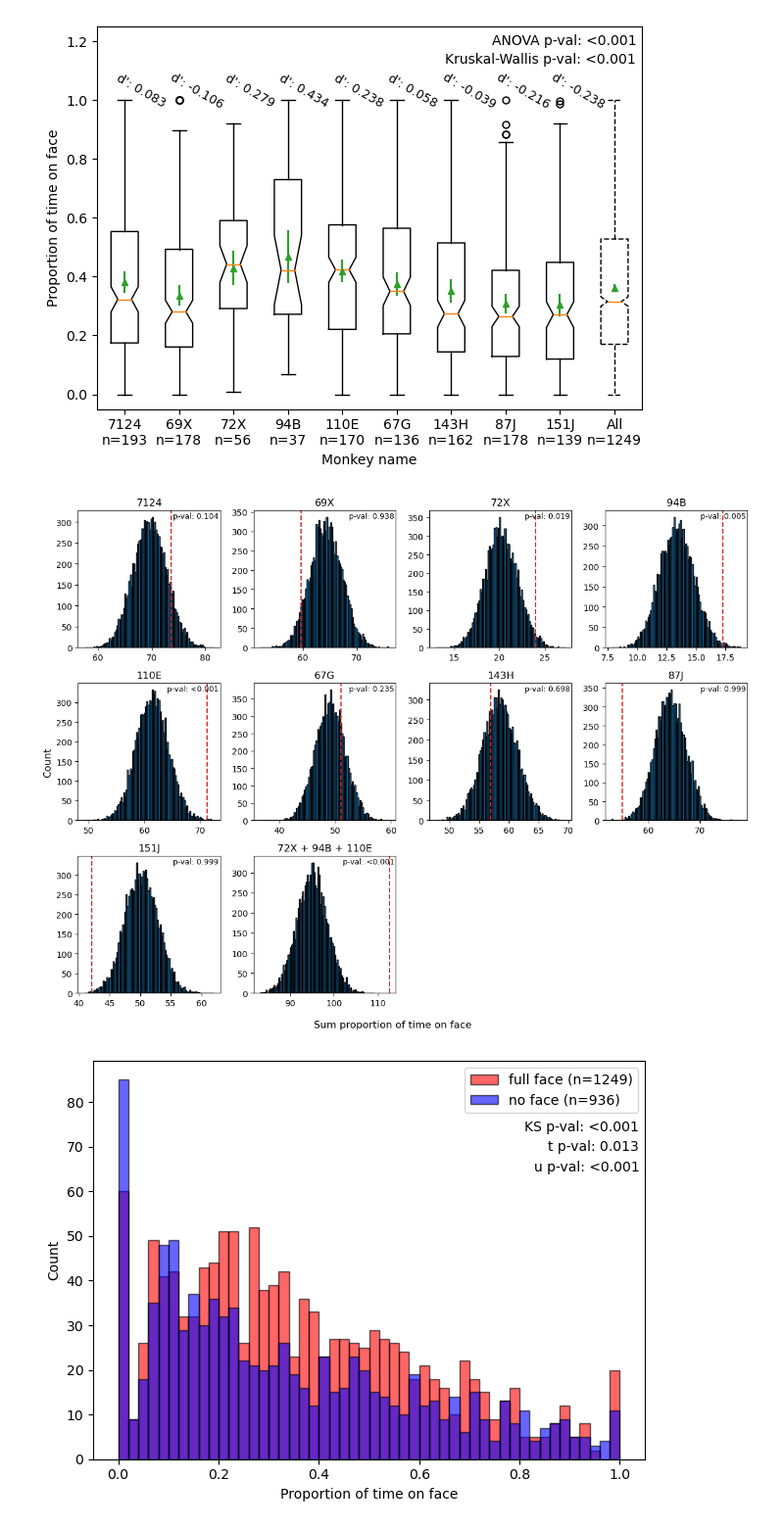
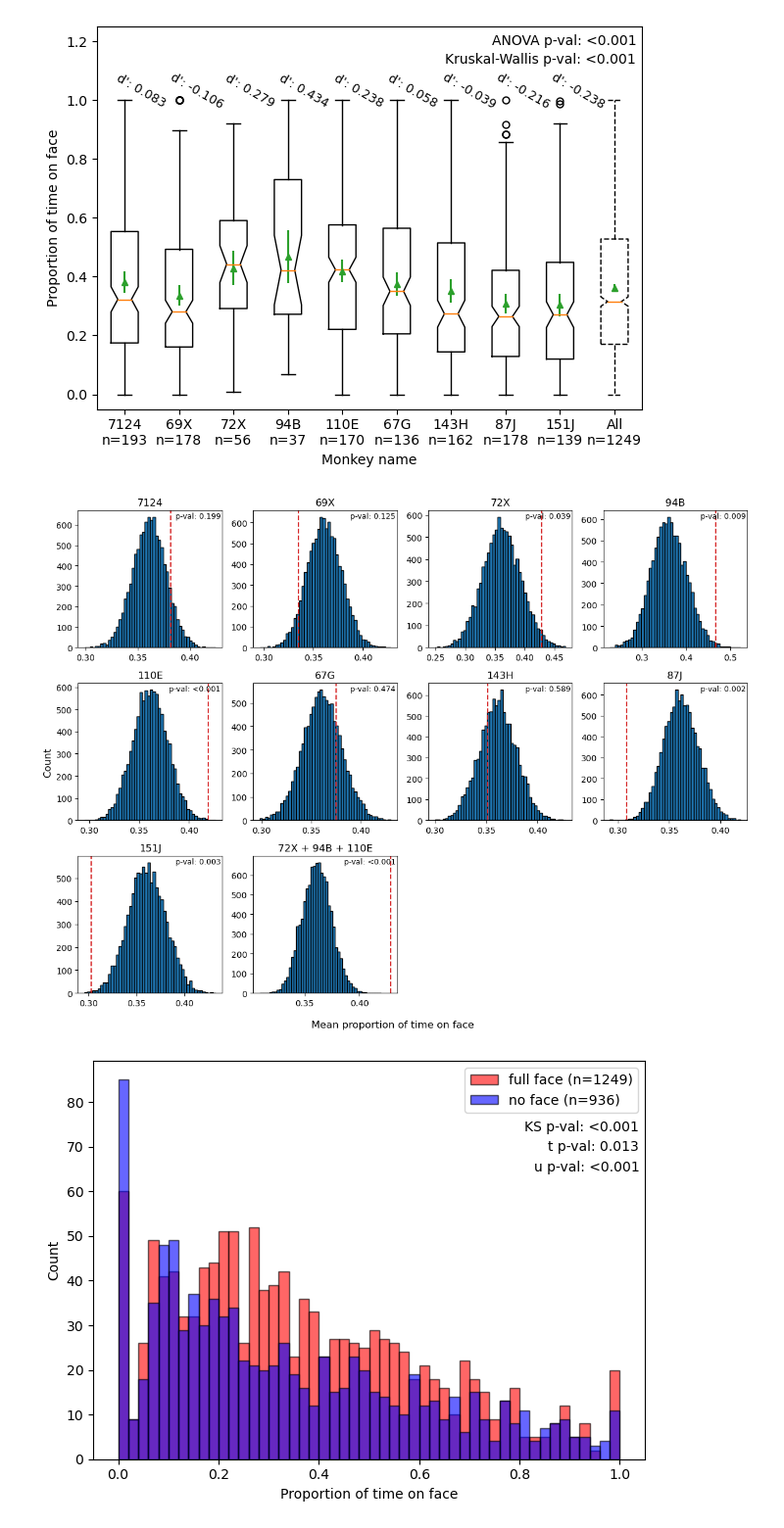
Before and after one commit to josephchengyx/XperEyeDataPractice, a Jupyter notebook: eye_analysis.ipynb, the cells around one changed output. Shown at 98% size. Saved outputs shown, nothing was run; the diff lists cells and outputs as text; code cells hidden in the pictures.

Commit message:
Update eye_analysis.ipynb
Switched perm test to using mean instead of sum

```diff
--- a/eye_analysis.ipynb
+++ b/eye_analysis.ipynb
@@ -894,53 +895,59 @@ def random_partition(arr, sizes):
 
 n_trials_per_monkey = np.array([val.shape[0] for val in mean_eye_proportion_on_face_per_monkey_all_trials_all_days.values()])
 n_repeats = 10_000
-sum_proportion_time_on_face_actual = {monkey: np.sum(mean_eye_proportion_on_face_per_monkey_all_trials_all_days[monkey]) for monkey in zombies_monkey_names_ordered}
-sum_proportion_time_on_face_shuffle_distribution = {monkey: np.zeros(n_repeats) for monkey in zombies_monkey_names_ordered}
+metric_fn = np.mean
+metric_proportion_time_on_face_actual = {monkey: metric_fn(mean_eye_proportion_on_face_per_monkey_all_trials_all_days[monkey]) for monkey in zombies_monkey_names_ordered}
+metric_proportion_time_on_face_shuffle_distribution = {monkey: np.zeros(n_repeats) for monkey in zombies_monkey_names_ordered}
 
 for i in range(n_repeats):
     mean_eye_proportion_on_face_per_monkey_all_trials_shuffled = dict(zip(zombies_monkey_names_ordered, random_partition(mean_eye_proportion_on_face_full_face_zombies_all_days, n_trials_per_monkey)))
-    for key, val in sum_proportion_time_on_face_shuffle_distribution.items():
-        val[i] = np.sum(mean_eye_proportion_on_face_per_monkey_all_trials_shuffled[key])
-        sum_proportion_time_on_face_shuffle_distribution[key] = val
+    for key, val in metric_proportion_time_on_face_shuffle_distribution.items():
+        val[i] = metric_fn(mean_eye_proportion_on_face_per_monkey_all_trials_shuffled[key])
+        metric_proportion_time_on_face_shuffle_distribution[key] = val
 
 monkeys_of_interest = ['72X', '94B', '110E']
-sum_proportion_time_on_face_actual['72X + 94B + 110E'] = functools.reduce(lambda x, y: x + y, [sum_proportion_time_on_face_actual[monkey] for monkey in monkeys_of_interest])
-sum_proportion_time_on_face_shuffle_distribution['72X + 94B + 110E'] = functools.reduce(lambda x, y: x + y, [sum_proportion_time_on_face_shuffle_distribution[monkey] for monkey in monkeys_of_interest])
+metric_proportion_time_on_face_actual['72X + 94B + 110E'] = functools.reduce(lambda x, y: x + y,
+                                                            [n_trials_per_monkey[zombies_monkey_names_ordered.index(monkey)] * metric_proportion_time_on_face_actual[monkey] for monkey in monkeys_of_interest]) \
+                                                          / functools.reduce(lambda x, y: x + y, [n_trials_per_monkey[zombies_monkey_names_ordered.index(monkey)] for monkey in monkeys_of_interest])
+metric_proportion_time_on_face_shuffle_distribution['72X + 94B + 110E'] = functools.reduce(lambda x, y: x + y,
+                                                                          [n_trials_per_monkey[zombies_monkey_names_ordered.index(monkey)] * metric_proportion_time_on_face_shuffle_distribution[monkey] for monkey in monkeys_of_interest]) \
+                                                                        / functools.reduce(lambda x, y: x + y, [n_trials_per_monkey[zombies_monkey_names_ordered.index(monkey)] for monkey in monkeys_of_interest])
 # %%
 # Histogram of distribution of values from permutation test
 def get_subplot_dims(n):
     rows = np.floor(np.sqrt(n)).astype(int)
     cols = np.ceil(n / rows).astype(int)
     return rows, cols
 
-n_rows, n_cols = get_subplot_dims(len(sum_proportion_time_on_face_shuffle_distribution))
+n_rows, n_cols = get_subplot_dims(len(metric_proportion_time_on_face_shuffle_distribution))
 fig, axes = plt.subplots(n_rows, n_cols, figsize=(12, 9))
-n_hist_bins = 100
+n_hist_bins = 50
 
-for i, (monkey, distribution) in enumerate(sum_proportion_time_on_face_shuffle_distribution.items()):
+for i, (monkey, distribution) in enumerate(metric_proportion_time_on_face_shuffle_distribution.items()):
     ax = axes[i//n_cols, i%n_cols]
     ax.hist(distribution, bins=n_hist_bins, edgecolor='k')
-    actl_val = sum_proportion_time_on_face_actual[monkey]
-    perc_val = stats.percentileofscore(distribution, actl_val, kind='rank')
+    actl_val = metric_proportion_time_on_face_actual[monkey]
+    perc_val = stats.percentileofscore(distribution, actl_val, kind='rank') / 100
+    perm_pval = 2 * min(perc_val, 1 - perc_val)  # for 2-tailed test
     ax.axvline(x=actl_val, color='C3', linestyle='--')
-    ax.text(0.99, 0.99, f'p-val: {format_pval(1-perc_val/100)}', ha='right', va='top', transform=ax.transAxes, fontsize=9)
+    ax.text(0.99, 0.99, f'p-val: {format_pval(perm_pval)}', ha='right', va='top', transform=ax.transAxes, fontsize=9)
     ax.set_title(monkey)
 # Hide unused axes
-for i in range(len(sum_proportion_time_on_face_shuffle_distribution), n_rows * n_cols):
+for i in range(len(metric_proportion_time_on_face_shuffle_distribution), n_rows * n_cols):
     fig.delaxes(axes[i//n_cols, i%n_cols])
 
-fig.supxlabel('Sum proportion of time on face')
+fig.supxlabel('Mean proportion of time on face')
 fig.supylabel('Count')
 plt.tight_layout()
 
 fig_dir = f'/Users/joseph/Documents/GitHub/figures/eye_trace'
 fig_name = 'time_on_face_across_monkeys_permutation_test.png'
 if not os.path.exists(f'{fig_dir}/{fig_name}') or overwrite_files:
     if not os.path.exists(fig_dir):
         os.makedirs(fig_dir)
     plt.savefig(f'{fig_dir}/{fig_name}', bbox_inches='tight')
 # %% [output]
-[figure, old version]
+[figure, new version]
 # %%
 # Histogram of time on face for full face vs no face
 plt.figure()
```
Also changed, not shown: parts of 1 cell of this notebook.
